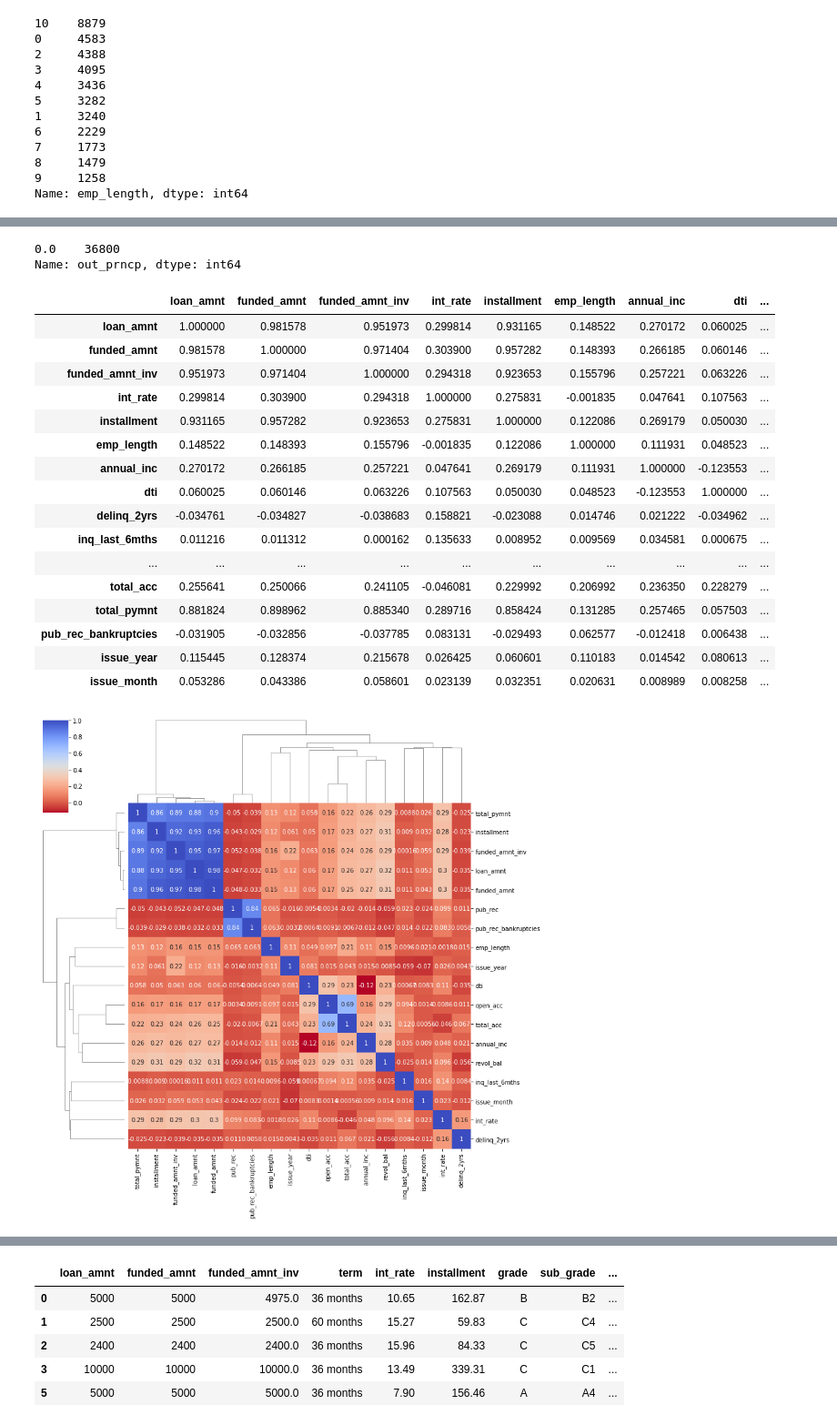
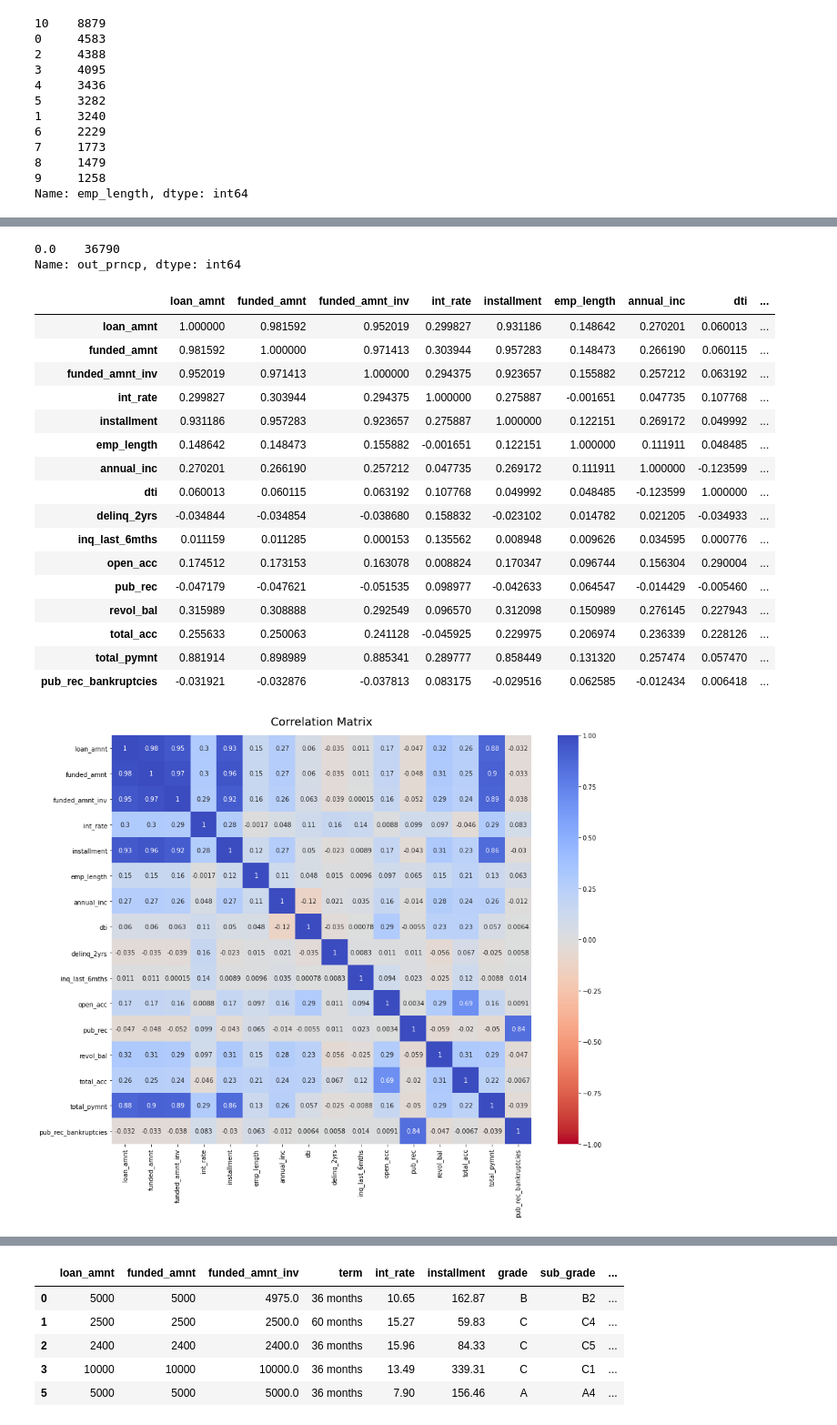
Before and after one commit to blahblahsingh/lending_club, a Jupyter notebook: lending_club.ipynb, the cells around one changed output, grey strips where cells are left out. Shown at 91% size. Cells and saved outputs as stored; diff of their text form; code cells hidden in the pictures.

Commit message:
bivariate chart logic

```diff
--- a/lending_club.ipynb
+++ b/lending_club.ipynb
@@ -248,4 +216,6 @@ print(df.revol_util.isnull().sum())
 # %%
-#dropping off the null values for emp_length and revol_util as the count is very less comapred to the total data frame
+#dropping off the null values for emp_length, revol_util, title and pub_rec_bankruptcies as the count is very less comapred to the total data frame
 df=df[~(df['emp_length'].isnull())]
 df=df[~(df['revol_util'].isnull())]
+df=df[~(df['pub_rec_bankruptcies'].isnull())]
+df=df[~(df['title'].isnull())]
@@ -252,4 +242,4 @@ df=df[~(df['revol_util'].isnull())]
 # %%
 #convert amount columns to numeric data to find correlation
-cols=['loan_amnt', 'funded_amnt', 'int_rate', 'funded_amnt_inv', 'installment', 'annual_inc', 'dti', 'emp_length']
+cols=['loan_amnt', 'funded_amnt', 'int_rate', 'funded_amnt_inv', 'installment', 'annual_inc', 'dti', 'emp_length', ]
 df[cols] = df[cols].apply(pd.to_numeric)
@@ -389,7 +323,7 @@ df.corr()
 # evaluating "out_prncp"
 df.out_prncp.value_counts()
 # %% [output]
-0.0    36800
+0.0    36790
 Name: out_prncp, dtype: int64
 # %%
 # Remove column out_prncp as this has only one value
@@ -398,25 +332,27 @@ df.drop(columns=['out_prncp'], inplace=True)
 df.corr()
 # %% [output]
 |  | loan_amnt | funded_amnt | funded_amnt_inv | int_rate | installment | emp_length | annual_inc | dti | ... |
-| loan_amnt | 1.000000 | 0.981578 | 0.951973 | 0.299814 | 0.931165 | 0.148522 | 0.270172 | 0.060025 | ... |
-| funded_amnt | 0.981578 | 1.000000 | 0.971404 | 0.303900 | 0.957282 | 0.148393 | 0.266185 | 0.060146 | ... |
-| funded_amnt_inv | 0.951973 | 0.971404 | 1.000000 | 0.294318 | 0.923653 | 0.155796 | 0.257221 | 0.063226 | ... |
-| int_rate | 0.299814 | 0.303900 | 0.294318 | 1.000000 | 0.275831 | -0.001835 | 0.047641 | 0.107563 | ... |
-| installment | 0.931165 | 0.957282 | 0.923653 | 0.275831 | 1.000000 | 0.122086 | 0.269179 | 0.050030 | ... |
-| emp_length | 0.148522 | 0.148393 | 0.155796 | -0.001835 | 0.122086 | 1.000000 | 0.111931 | 0.048523 | ... |
-| annual_inc | 0.270172 | 0.266185 | 0.257221 | 0.047641 | 0.269179 | 0.111931 | 1.000000 | -0.123553 | ... |
-| dti | 0.060025 | 0.060146 | 0.063226 | 0.107563 | 0.050030 | 0.048523 | -0.123553 | 1.000000 | ... |
-| delinq_2yrs | -0.034761 | -0.034827 | -0.038683 | 0.158821 | -0.023088 | 0.014746 | 0.021222 | -0.034962 | ... |
-| inq_last_6mths | 0.011216 | 0.011312 | 0.000162 | 0.135633 | 0.008952 | 0.009569 | 0.034581 | 0.000675 | ... |
-| ... | ... | ... | ... | ... | ... | ... | ... | ... | ... |
-| total_acc | 0.255641 | 0.250066 | 0.241105 | -0.046081 | 0.229992 | 0.206992 | 0.236350 | 0.228279 | ... |
-| total_pymnt | 0.881824 | 0.898962 | 0.885340 | 0.289716 | 0.858424 | 0.131285 | 0.257465 | 0.057503 | ... |
-| pub_rec_bankruptcies | -0.031905 | -0.032856 | -0.037785 | 0.083131 | -0.029493 | 0.062577 | -0.012418 | 0.006438 | ... |
-| issue_year | 0.115445 | 0.128374 | 0.215678 | 0.026425 | 0.060601 | 0.110183 | 0.014542 | 0.080613 | ... |
-| issue_month | 0.053286 | 0.043386 | 0.058601 | 0.023139 | 0.032351 | 0.020631 | 0.008989 | 0.008258 | ... |
+| loan_amnt | 1.000000 | 0.981592 | 0.952019 | 0.299827 | 0.931186 | 0.148642 | 0.270201 | 0.060013 | ... |
+| funded_amnt | 0.981592 | 1.000000 | 0.971413 | 0.303944 | 0.957283 | 0.148473 | 0.266190 | 0.060115 | ... |
+| funded_amnt_inv | 0.952019 | 0.971413 | 1.000000 | 0.294375 | 0.923657 | 0.155882 | 0.257212 | 0.063192 | ... |
+| int_rate | 0.299827 | 0.303944 | 0.294375 | 1.000000 | 0.275887 | -0.001651 | 0.047735 | 0.107768 | ... |
+| installment | 0.931186 | 0.957283 | 0.923657 | 0.275887 | 1.000000 | 0.122151 | 0.269172 | 0.049992 | ... |
+| emp_length | 0.148642 | 0.148473 | 0.155882 | -0.001651 | 0.122151 | 1.000000 | 0.111911 | 0.048485 | ... |
+| annual_inc | 0.270201 | 0.266190 | 0.257212 | 0.047735 | 0.269172 | 0.111911 | 1.000000 | -0.123599 | ... |
+| dti | 0.060013 | 0.060115 | 0.063192 | 0.107768 | 0.049992 | 0.048485 | -0.123599 | 1.000000 | ... |
+| delinq_2yrs | -0.034844 | -0.034854 | -0.038680 | 0.158832 | -0.023102 | 0.014782 | 0.021205 | -0.034933 | ... |
+| inq_last_6mths | 0.011159 | 0.011285 | 0.000153 | 0.135562 | 0.008948 | 0.009626 | 0.034595 | 0.000776 | ... |
+| open_acc | 0.174512 | 0.173153 | 0.163078 | 0.008824 | 0.170347 | 0.096744 | 0.156304 | 0.290004 | ... |
+| pub_rec | -0.047179 | -0.047621 | -0.051535 | 0.098977 | -0.042633 | 0.064547 | -0.014429 | -0.005460 | ... |
+| revol_bal | 0.315989 | 0.308888 | 0.292549 | 0.096570 | 0.312098 | 0.150989 | 0.276145 | 0.227943 | ... |
+| total_acc | 0.255633 | 0.250063 | 0.241128 | -0.045925 | 0.229975 | 0.206974 | 0.236339 | 0.228126 | ... |
+| total_pymnt | 0.881914 | 0.898989 | 0.885341 | 0.289777 | 0.858449 | 0.131320 | 0.257474 | 0.057470 | ... |
+| pub_rec_bankruptcies | -0.031921 | -0.032876 | -0.037813 | 0.083175 | -0.029516 | 0.062585 | -0.012434 | 0.006418 | ... |
 # %%
 #Correlation Matrix
-sns.clustermap(data=df.corr(), cmap='coolwarm_r', figsize=(12,12), annot=True)
-plt.show()
+plt.figure(figsize=(15,12))
+corr_plot = sns.heatmap(df.corr(), cmap='coolwarm_r', vmin=-1, vmax=1, annot=True)
+corr_plot.set_title('Correlation Matrix', fontdict={'fontsize':18}, pad=16);
+plt.show(corr_plot)
 # %% [output]
-[figure, old version]
+[figure, new version]
```
Also changed, not shown: parts of 67 cells of this notebook, 1 other file.
